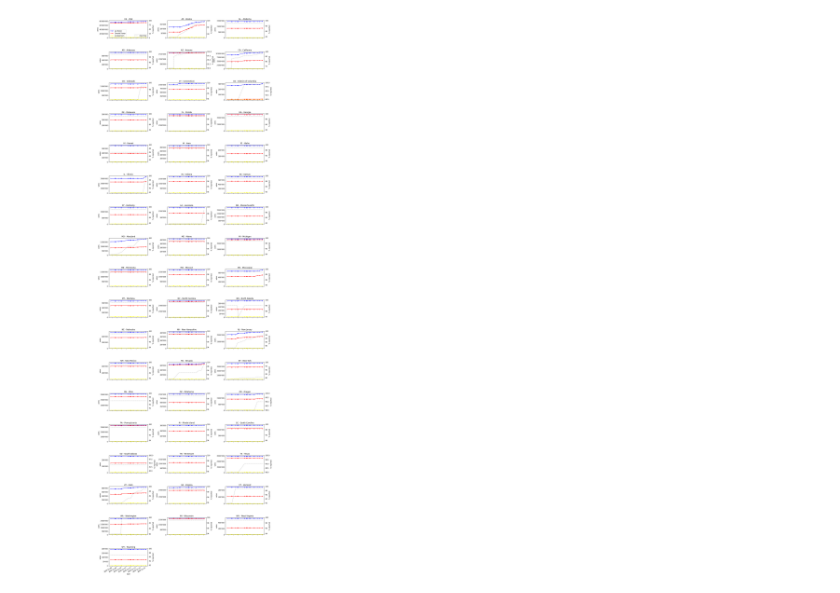
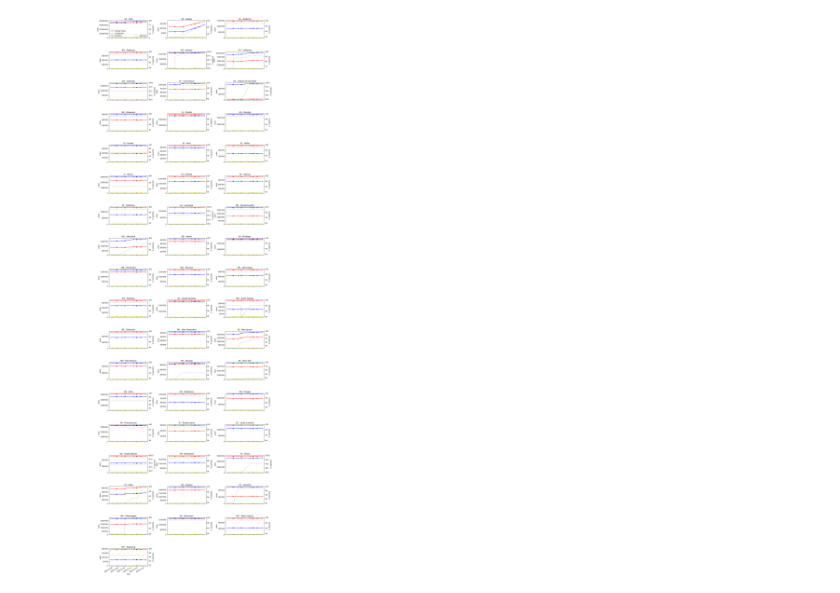
Before and after one commit to pbauermeister/US-Election-2020-Votes, a Jupyter notebook: US Election 2020 by State.ipynb, the cells around one changed output. Cells and saved outputs as stored; diff of their text form; code cells hidden in the pictures.

```diff
--- a/US Election 2020 by State.ipynb
+++ b/US Election 2020 by State.ipynb
@@ -30,7 +30,7 @@ NAME_BY_ACRONYM = {
     'WY': 'Wyoming',        'PR': 'Puerto Rico',
 }
 
-files = sorted(glob('*.json'))
+files = sorted(glob('*.json'))[:-8]
 
 with open(files[0]) as f: data = json.load(f)
 states = ['US'] + sorted(set(data.keys()) - set(['US']))  # let US be first
@@ -44,7 +44,6 @@ int_formatter = lambda x: format(int(x), ',d').replace(',', "'")
 fig, axes = plt.subplots(ROWS, COLS, figsize=(COLS*6, ROWS*4))
 plt.subplots_adjust(wspace=0.5, hspace=0.8)
 ticker_formatter = matplotlib.ticker.FuncFormatter(lambda x, p: int_formatter(x))
-plt.rc('axes', prop_cycle=(cycler('color', ['b', 'r', 'yellow', 'g'])))
 plt.axis('off')
 
 # hide subplots by default
@@ -63,6 +62,7 @@ def load_data():
 def plot_state(raw_data, i, state, y_starts_at_zero=True):
     votes_items = []
     infos_items = []
+    names = set()
     # iterate over all dates
     for ts, data_allstates in raw_data:
         data = data_allstates[state]
@@ -73,8 +73,9 @@ def plot_state(raw_data, i, state, y_starts_at_zero=True):
         scores = {candidate['name']:candidate['votes'] for candidate in data['candidates']}
         uncounted = 1
         item = {'date': ts}
-        for name,votes in scores.items():
+        for name,votes in sorted(scores.items()):
             item[name] = votes
+            names.add(name)
         votes_items.append(item)
 
         # collect other infos
@@ -89,32 +90,34 @@ def plot_state(raw_data, i, state, y_starts_at_zero=True):
     ax1.ticklabel_format(useOffset=False, style='plain')
     ax1.get_yaxis().set_major_formatter(ticker_formatter)
     df1 = pandas.DataFrame(votes_items)
-    df1.plot(x='date', style='.-',
+    df1.plot(x='date', y=sorted(names),
+             style='.-',
              title=f'{state} - {NAME_BY_ACRONYM[state]}',
              ylabel='votes',
              ylim=(0 , None) if y_starts_at_zero else None,
+             color=['r', 'y', 'b'],
              ax=ax1)
     ax1.legend(loc='lower left')
 
     # - add % reported
     ax2 = ax1.twinx()
     df2 = pandas.DataFrame(infos_items)
     df2.plot(x='date', style=':',
              ylabel='% reported',
              color='tab:grey',
              ylim=(None, 100),
              ax=ax2)
     ax2.legend(loc='lower right')
 
     # - keep legends only on 1st subplot
     if i:
         ax1.get_legend().remove()
         ax2.get_legend().remove()
 
     # Bug: x labels vanish: https://github.com/pandas-dev/pandas/issues/27812
 
 raw_data = load_data()
 for i, state in enumerate(states):
     plot_state(raw_data, i, state, y_starts_at_zero=True)
 # %% [output]
-[figure, old version]
+[figure, new version]
```
Also changed, not shown: 3 other files.
